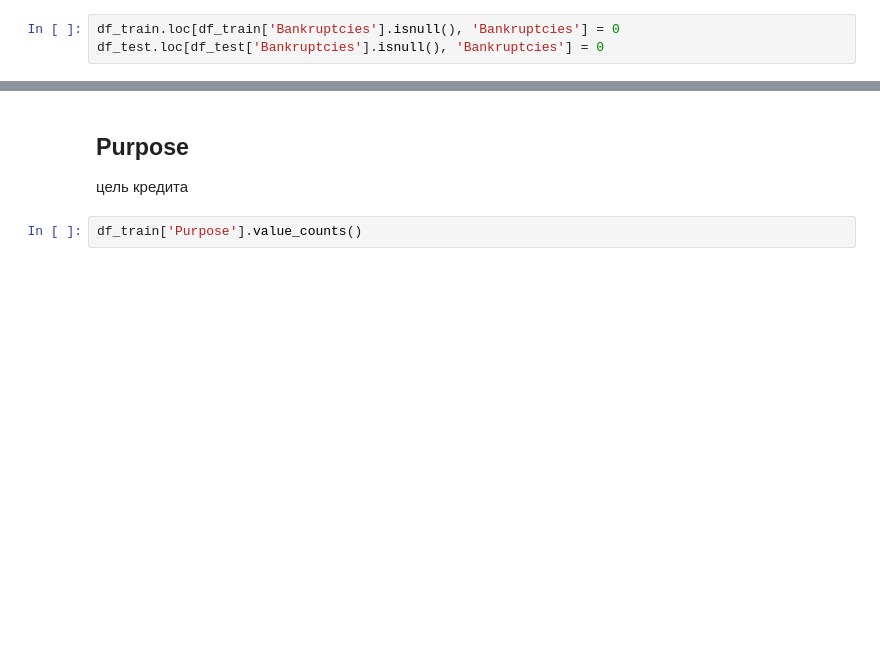
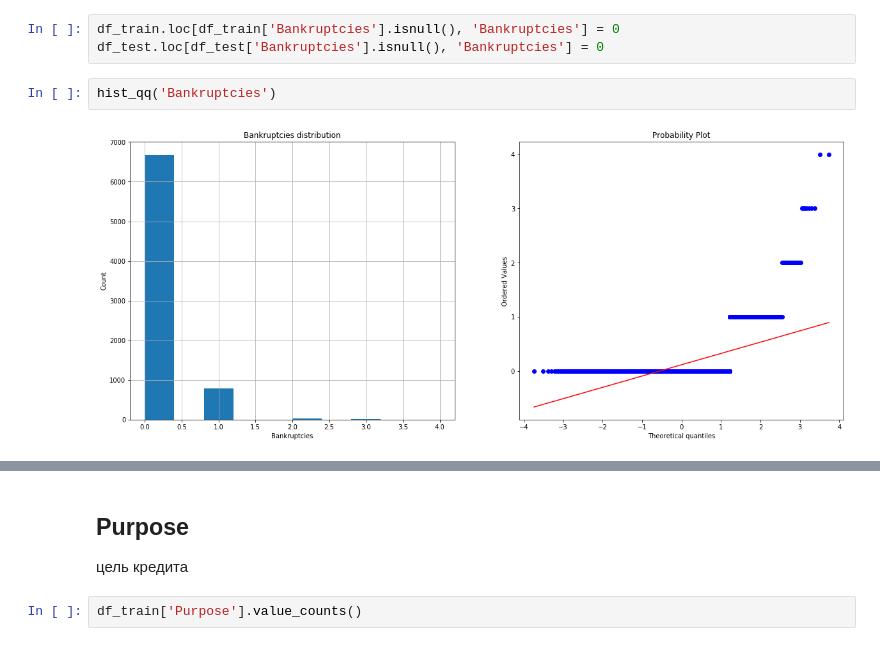
Before and after one commit to Aleksei741/Python_Lesson, a Jupyter notebook: Библиотеки Python для Data Science продолжение/course_project/AKraev_solution.ipynb, the cells around one changed output, grey strips where cells are left out. Drawn from its saved outputs; the diff is of its cells as text; blank space fills up the shorter version.

```diff
--- a/Библиотеки Python для Data Science продолжение/course_project/AKraev_solution.ipynb
+++ b/Библиотеки Python для Data Science продолжение/course_project/AKraev_solution.ipynb
@@ -466,3 +485,7 @@ df_train['Bankruptcies'].value_counts()
 # %%
 df_train.loc[df_train['Bankruptcies'].isnull(), 'Bankruptcies'] = 0
 df_test.loc[df_test['Bankruptcies'].isnull(), 'Bankruptcies'] = 0
+# %%
+hist_qq('Bankruptcies')
+# %% [output]
+[figure, added]
```
Also changed, not shown: parts of 86 cells of this notebook.
